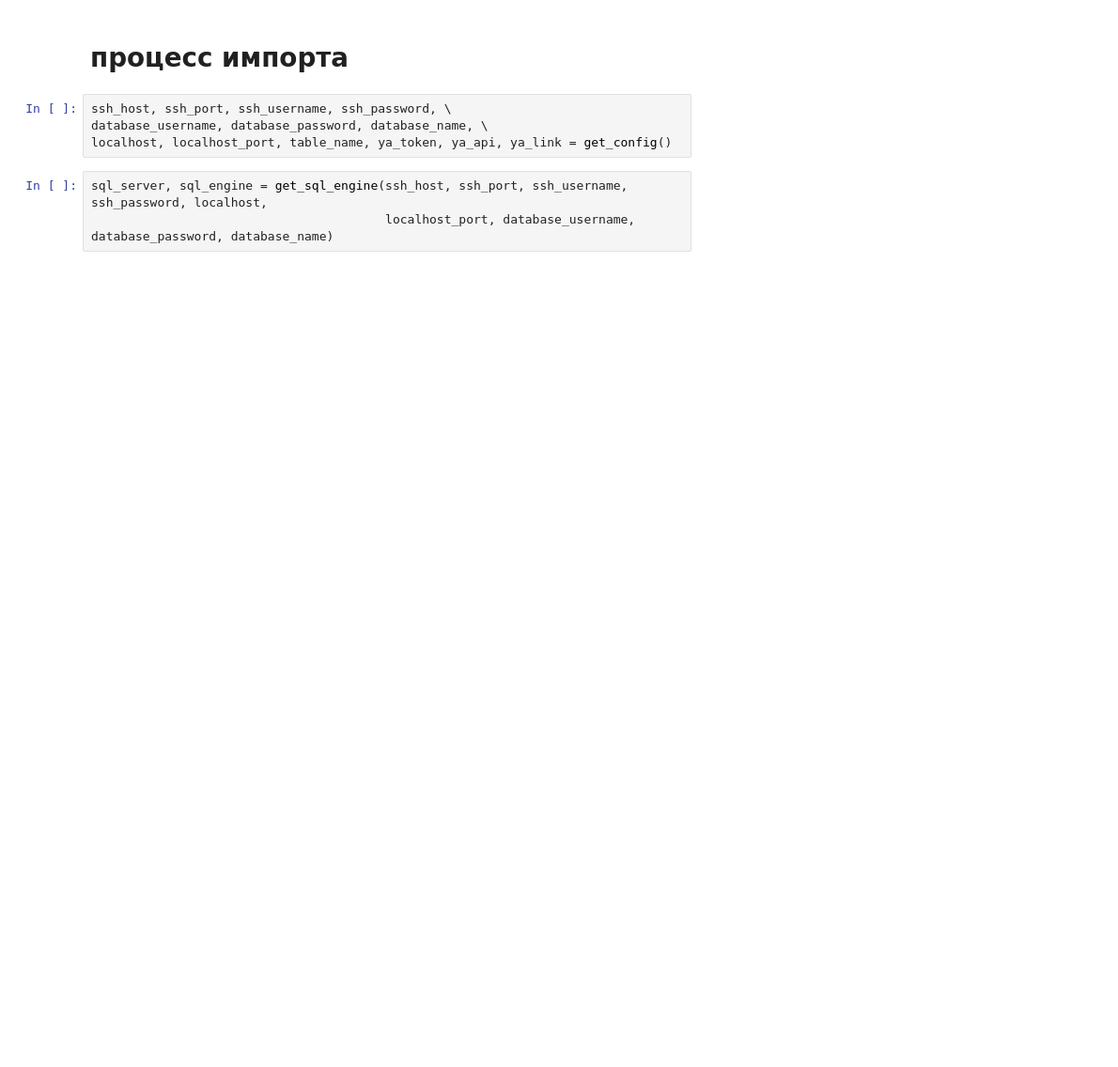
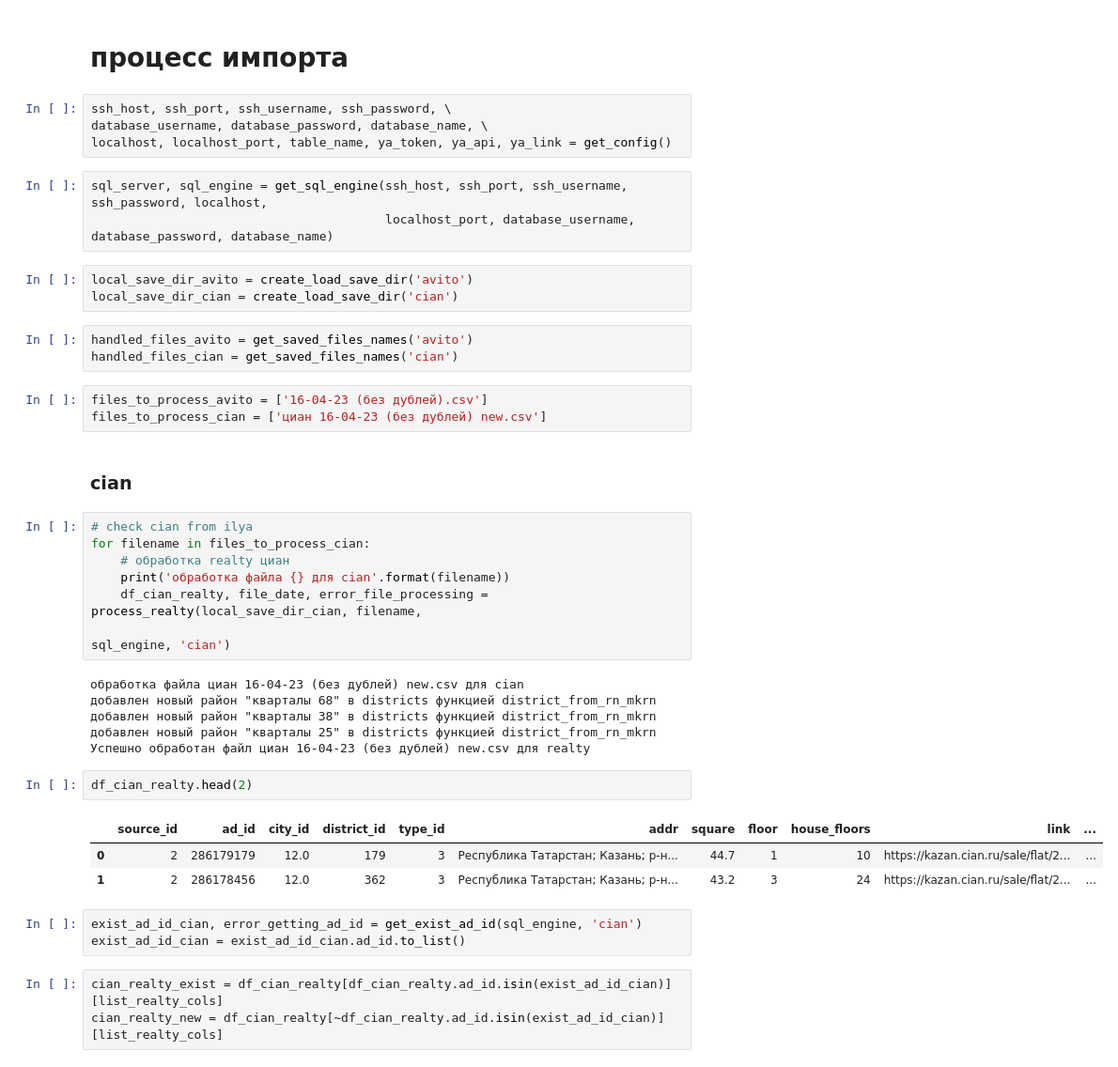
Before and after one commit to Nedvizhka/yadisk_loader, a Jupyter notebook: dev_check_jupyter/dev_parse_w_dadata.ipynb, the cells around one changed output. Shown at 94% size. Drawn from its saved outputs; the diff is of its cells as text; blank space fills up the shorter version.

```diff
--- a/dev_check_jupyter/dev_parse_w_dadata.ipynb
+++ b/dev_check_jupyter/dev_parse_w_dadata.ipynb
@@ -43,3 +43,39 @@ localhost, localhost_port, table_name, ya_token, ya_api, ya_link = get_config()
 # %%
 sql_server, sql_engine = get_sql_engine(ssh_host, ssh_port, ssh_username, ssh_password, localhost,
                                         localhost_port, database_username, database_password, database_name)
+# %%
+local_save_dir_avito = create_load_save_dir('avito')
+local_save_dir_cian = create_load_save_dir('cian')
+# %%
+handled_files_avito = get_saved_files_names('avito')
+handled_files_cian = get_saved_files_names('cian')
+# %%
+files_to_process_avito = ['16-04-23 (без дублей).csv']
+files_to_process_cian = ['циан 16-04-23 (без дублей) new.csv']
+# %% [markdown]
+### cian
+# %%
+# check cian from ilya
+for filename in files_to_process_cian:
+    # обработка realty циан
+    print('обработка файла {} для cian'.format(filename))
+    df_cian_realty, file_date, error_file_processing = process_realty(local_save_dir_cian, filename,
+                                                                      sql_engine, 'cian')
+# %% [output]
+обработка файла циан 16-04-23 (без дублей) new.csv для cian
+добавлен новый район "кварталы 68" в districts функцией district_from_rn_mkrn
+добавлен новый район "кварталы 38" в districts функцией district_from_rn_mkrn
+добавлен новый район "кварталы 25" в districts функцией district_from_rn_mkrn
+Успешно обработан файл циан 16-04-23 (без дублей) new.csv для realty
+# %%
+df_cian_realty.head(2)
+# %% [output]
+|  | source_id | ad_id | city_id | district_id | type_id | addr | square | floor | house_floors | link | ... |
+| 0 | 2 | 286179179 | 12.0 | 179 | 3 | Республика Татарстан; Казань; р-н... | 44.7 | 1 | 10 | https://kazan.cian.ru/sale/flat/2... | ... |
+| 1 | 2 | 286178456 | 12.0 | 362 | 3 | Республика Татарстан; Казань; р-н... | 43.2 | 3 | 24 | https://kazan.cian.ru/sale/flat/2... | ... |
+# %%
+exist_ad_id_cian, error_getting_ad_id = get_exist_ad_id(sql_engine, 'cian')
+exist_ad_id_cian = exist_ad_id_cian.ad_id.to_list()
+# %%
+cian_realty_exist = df_cian_realty[df_cian_realty.ad_id.isin(exist_ad_id_cian)][list_realty_cols]
+cian_realty_new = df_cian_realty[~df_cian_realty.ad_id.isin(exist_ad_id_cian)][list_realty_cols]
```
Also changed, not shown: parts of 21 cells of this notebook, 6 other files.
